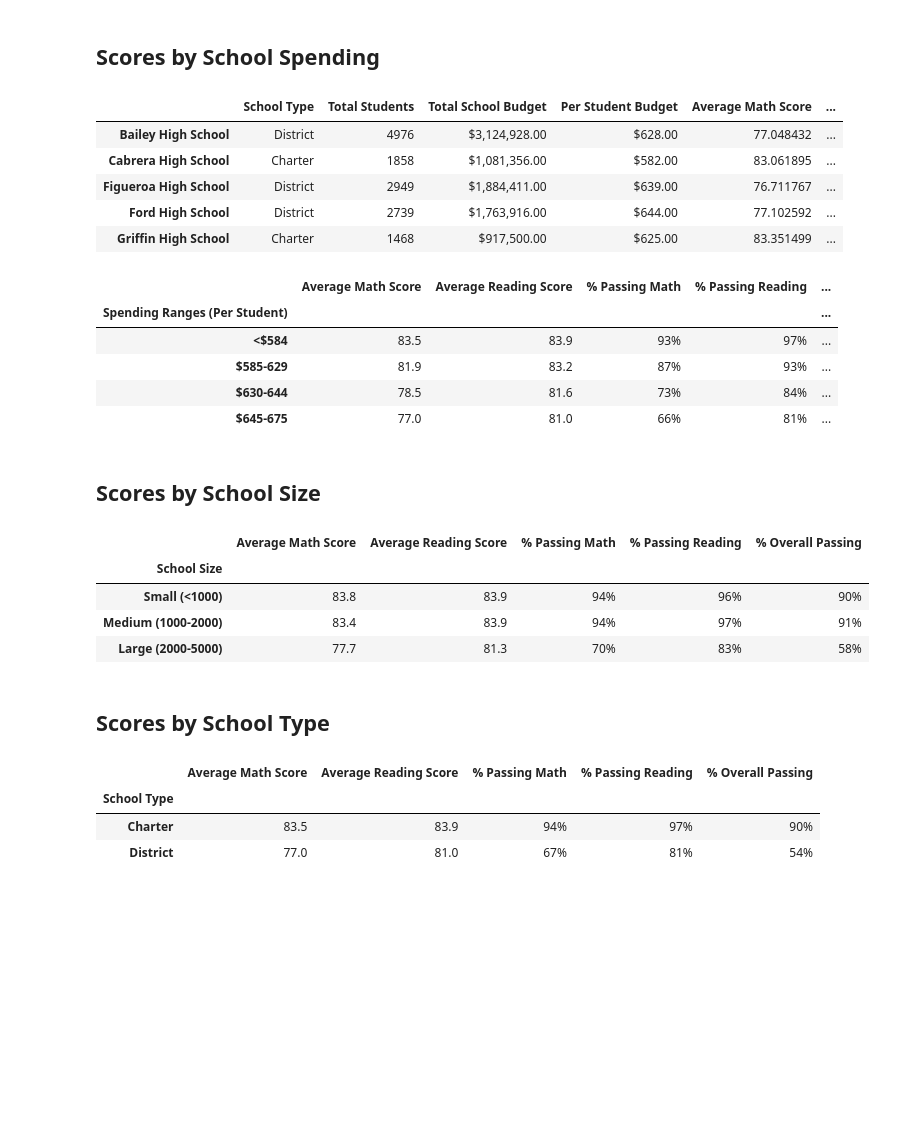
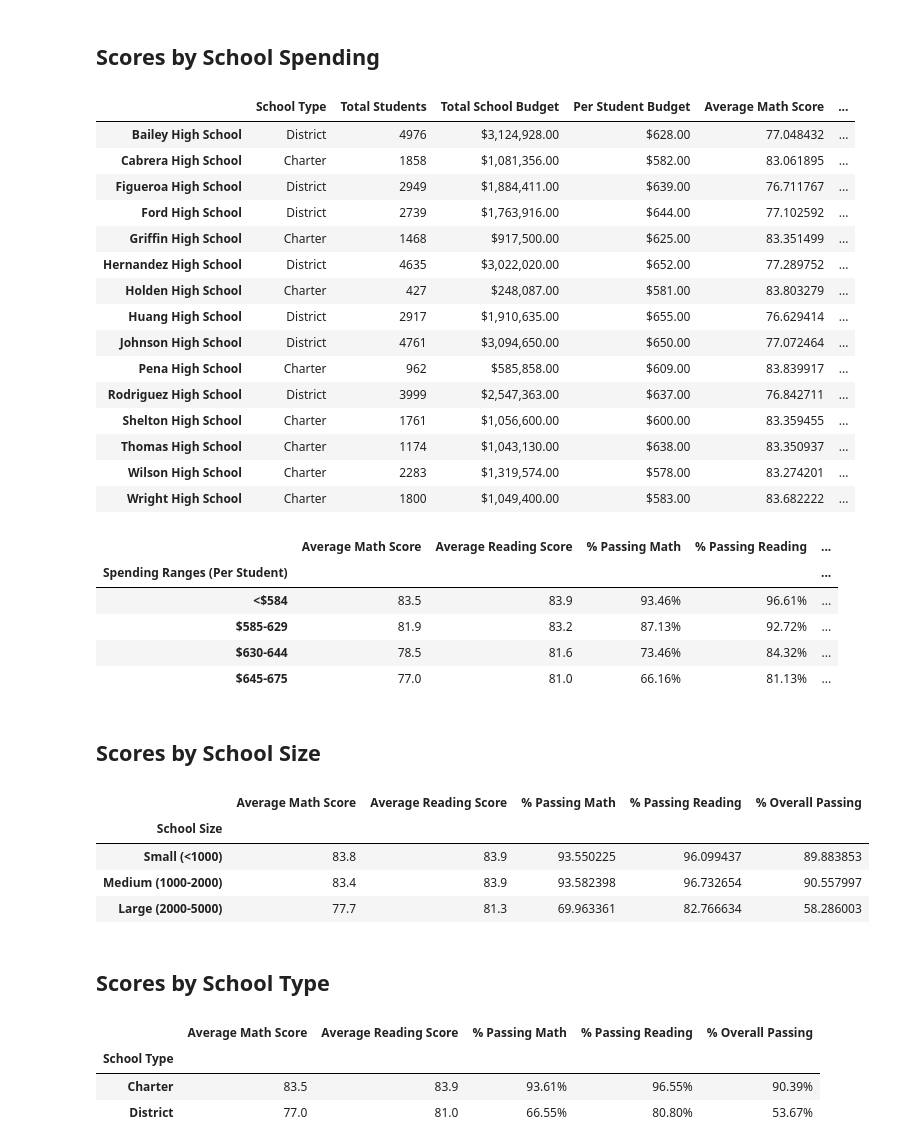
Before and after one commit to frankfeder/school-district-analysis, a Jupyter notebook: PyCitySchools_Challenge.ipynb, the cells around one changed output. Cells and saved outputs as stored; diff of their text form; code cells hidden in the pictures; blank space fills up the shorter version.

Commit message:
add readme, still need to complete summary

```diff
--- a/PyCitySchools_Challenge.ipynb
+++ b/PyCitySchools_Challenge.ipynb
@@ -295,0 +277,4 @@ per_school_summary_df
+# %%
+# Not in challenge but otherwise will show inaccurately: update Thomas totals to reflect subtraction of 9th graders
+per_school_summary_df.loc["Thomas High School", "Total Students"] = thomas_not9th_student_count
+per_school_summary_df
@@ -415,18 +417,28 @@ reading_scores_by_grade
 # %%
 # Establish the spending bins and group names.
 spending_bins = [0, 585, 630, 645, 675]
 group_names = ["<$584", "$585-629", "$630-644", "$645-675"]
 
 # Categorize spending based on the bins.
 per_school_summary_df["Spending Ranges (Per Student)"] = pd.cut(per_school_capita, spending_bins, labels=group_names)
-per_school_summary_df.head()
+per_school_summary_df
 # %% [output]
 |  | School Type | Total Students | Total School Budget | Per Student Budget | Average Math Score | ... |
 | Bailey High School | District | 4976 | $3,124,928.00 | $628.00 | 77.048432 | ... |
 | Cabrera High School | Charter | 1858 | $1,081,356.00 | $582.00 | 83.061895 | ... |
 | Figueroa High School | District | 2949 | $1,884,411.00 | $639.00 | 76.711767 | ... |
 | Ford High School | District | 2739 | $1,763,916.00 | $644.00 | 77.102592 | ... |
 | Griffin High School | Charter | 1468 | $917,500.00 | $625.00 | 83.351499 | ... |
+| Hernandez High School | District | 4635 | $3,022,020.00 | $652.00 | 77.289752 | ... |
+| Holden High School | Charter | 427 | $248,087.00 | $581.00 | 83.803279 | ... |
+| Huang High School | District | 2917 | $1,910,635.00 | $655.00 | 76.629414 | ... |
+| Johnson High School | District | 4761 | $3,094,650.00 | $650.00 | 77.072464 | ... |
+| Pena High School | Charter | 962 | $585,858.00 | $609.00 | 83.839917 | ... |
+| Rodriguez High School | District | 3999 | $2,547,363.00 | $637.00 | 76.842711 | ... |
+| Shelton High School | Charter | 1761 | $1,056,600.00 | $600.00 | 83.359455 | ... |
+| Thomas High School | Charter | 1174 | $1,043,130.00 | $638.00 | 83.350937 | ... |
+| Wilson High School | Charter | 2283 | $1,319,574.00 | $578.00 | 83.274201 | ... |
+| Wright High School | Charter | 1800 | $1,049,400.00 | $583.00 | 83.682222 | ... |
 # %%
 # Calculate averages for the desired columns.
 per_school_summary_df.groupby(["Spending Ranges (Per Student)"]).mean()
@@ -449,18 +461,18 @@ spending_summary_df = pd.DataFrame({
 spending_summary_df["Average Math Score"] =    spending_summary_df["Average Math Score"].map("{:.1f}".format)
 spending_summary_df["Average Reading Score"] = spending_summary_df["Average Reading Score"].map("{:.1f}".format)
 
-spending_summary_df["% Passing Math"] =    spending_summary_df["% Passing Math"].map("{:.0f}%".format)
-spending_summary_df["% Passing Reading"] = spending_summary_df["% Passing Reading"].map("{:.0f}%".format)
-spending_summary_df["% Overall Passing"] = spending_summary_df["% Overall Passing"].map("{:.0f}%".format)
+spending_summary_df["% Passing Math"] =    spending_summary_df["% Passing Math"].map("{:.2f}%".format)
+spending_summary_df["% Passing Reading"] = spending_summary_df["% Passing Reading"].map("{:.2f}%".format)
+spending_summary_df["% Overall Passing"] = spending_summary_df["% Overall Passing"].map("{:.2f}%".format)
 
 spending_summary_df
 # %% [output]
 |  | Average Math Score | Average Reading Score | % Passing Math | % Passing Reading | ... |
 | Spending Ranges (Per Student) |  |  |  |  | ... |
-| <$584 | 83.5 | 83.9 | 93% | 97% | ... |
-| $585-629 | 81.9 | 83.2 | 87% | 93% | ... |
-| $630-644 | 78.5 | 81.6 | 73% | 84% | ... |
-| $645-675 | 77.0 | 81.0 | 66% | 81% | ... |
+| <$584 | 83.5 | 83.9 | 93.46% | 96.61% | ... |
+| $585-629 | 81.9 | 83.2 | 87.13% | 92.72% | ... |
+| $630-644 | 78.5 | 81.6 | 73.46% | 84.32% | ... |
+| $645-675 | 77.0 | 81.0 | 66.16% | 81.13% | ... |
 # %% [markdown]
 ## Scores by School Size
 # %%
@@ -489,17 +501,17 @@ size_summary_df = pd.DataFrame({
 # Format the DataFrame
 size_summary_df["Average Math Score"] = size_summary_df["Average Math Score"].map("{:.1f}".format)
 size_summary_df["Average Reading Score"] = size_summary_df["Average Reading Score"].map("{:.1f}".format)
-size_summary_df["% Passing Math"] = size_summary_df["% Passing Math"].map("{:.0f}%".format)
-size_summary_df["% Passing Reading"] = size_summary_df["% Passing Reading"].map("{:.0f}%".format)
-size_summary_df["% Overall Passing"] = size_summary_df["% Overall Passing"].map("{:.0f}%".format)
+#size_summary_df["% Passing Math"] = size_summary_df["% Passing Math"].map("{:.0f}%".format)
+#size_summary_df["% Passing Reading"] = size_summary_df["% Passing Reading"].map("{:.0f}%".format)
+#size_summary_df["% Overall Passing"] = size_summary_df["% Overall Passing"].map("{:.0f}%".format)
 
 size_summary_df
 # %% [output]
 |  | Average Math Score | Average Reading Score | % Passing Math | % Passing Reading | % Overall Passing |
 | School Size |  |  |  |  |  |
-| Small (<1000) | 83.8 | 83.9 | 94% | 96% | 90% |
-| Medium (1000-2000) | 83.4 | 83.9 | 94% | 97% | 91% |
-| Large (2000-5000) | 77.7 | 81.3 | 70% | 83% | 58% |
+| Small (<1000) | 83.8 | 83.9 | 93.550225 | 96.099437 | 89.883853 |
+| Medium (1000-2000) | 83.4 | 83.9 | 93.582398 | 96.732654 | 90.557997 |
+| Large (2000-5000) | 77.7 | 81.3 | 69.963361 | 82.766634 | 58.286003 |
 # %% [markdown]
 ## Scores by School Type
 # %%
@@ -521,13 +533,13 @@ type_summary_df = pd.DataFrame({
 # # Format the DataFrame
 type_summary_df["Average Math Score"] = type_summary_df["Average Math Score"].map("{:.1f}".format)
 type_summary_df["Average Reading Score"] = type_summary_df["Average Reading Score"].map("{:.1f}".format)
-type_summary_df["% Passing Math"] = type_summary_df["% Passing Math"].map("{:.0f}%".format)
-type_summary_df["% Passing Reading"] = type_summary_df["% Passing Reading"].map("{:.0f}%".format)
-type_summary_df["% Overall Passing"] = type_summary_df["% Overall Passing"].map("{:.0f}%".format)
+type_summary_df["% Passing Math"] = type_summary_df["% Passing Math"].map("{:.2f}%".format)
+type_summary_df["% Passing Reading"] = type_summary_df["% Passing Reading"].map("{:.2f}%".format)
+type_summary_df["% Overall Passing"] = type_summary_df["% Overall Passing"].map("{:.2f}%".format)
 
 type_summary_df
 # %% [output]
 |  | Average Math Score | Average Reading Score | % Passing Math | % Passing Reading | % Overall Passing |
 | School Type |  |  |  |  |  |
-| Charter | 83.5 | 83.9 | 94% | 97% | 90% |
-| District | 77.0 | 81.0 | 67% | 81% | 54% |
+| Charter | 83.5 | 83.9 | 93.61% | 96.55% | 90.39% |
+| District | 77.0 | 81.0 | 66.55% | 80.80% | 53.67% |
```
Also changed, not shown: parts of 4 cells of this notebook, 14 other files.
